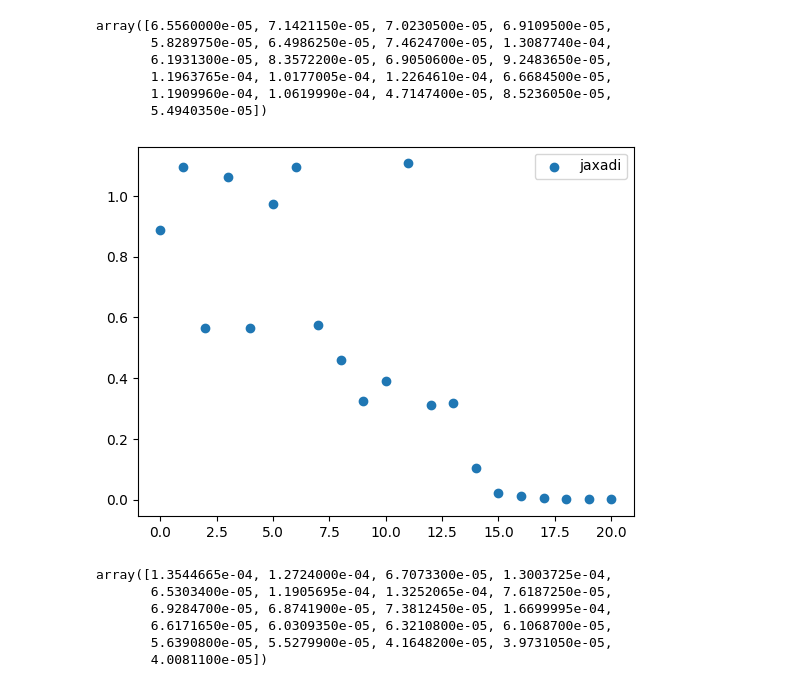
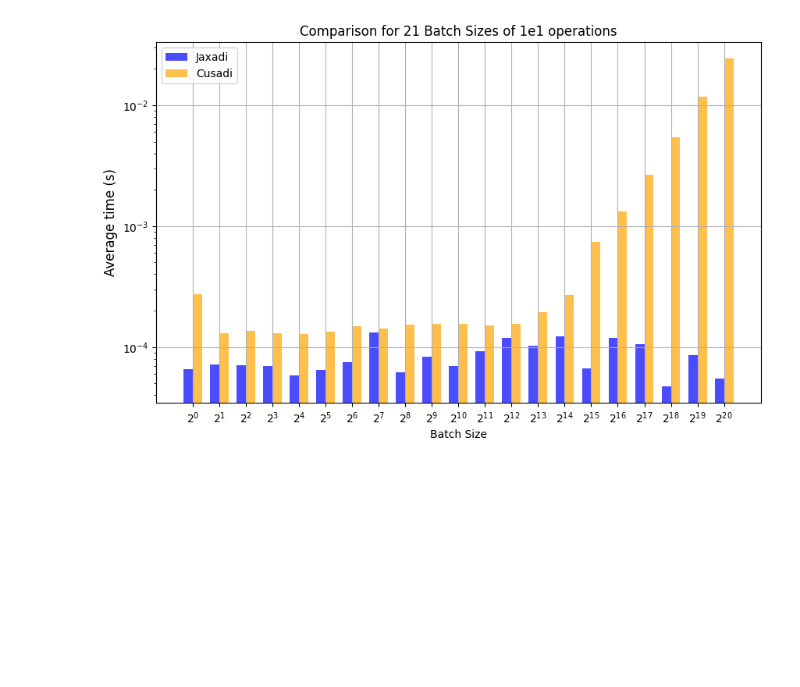
Before and after one commit to based-robotics/jaxadi, a Jupyter notebook: benchmarks/visualize.ipynb, the cells around one changed output. Drawn from its saved outputs; the diff is of its cells as text; code cells hidden in the pictures; blank space fills up the shorter version.

Commit message:
fix: plots

```diff
--- a/benchmarks/visualize.ipynb
+++ b/benchmarks/visualize.ipynb
@@ -31,31 +9,0 @@ plt.show()
-# %%
-jax_avg_fn_1e1
-# %% [output]
-array([6.5560000e-05, 7.1421150e-05, 7.0230500e-05, 6.9109500e-05,
-       5.8289750e-05, 6.4986250e-05, 7.4624700e-05, 1.3087740e-04,
-       6.1931300e-05, 8.3572200e-05, 6.9050600e-05, 9.2483650e-05,
-       1.1963765e-04, 1.0177005e-04, 1.2264610e-04, 6.6684500e-05,
-       1.1909960e-04, 1.0619990e-04, 4.7147400e-05, 8.5236050e-05,
-       5.4940350e-05])
-# %%
-jax_avg_fn_1e1 = np.mean(jaxadi_results["fn_1e2"], axis=1)
-cuda_avg_fn_1e1 = np.mean(cusadi_results["fn_1e2"], axis=1)
-
-batch_sizes = jaxadi_results["N_ENVS"]
-powers = np.log2(batch_sizes)
-
-plt.scatter(powers, jax_avg_fn_1e1 / cuda_avg_fn_1e1, label="jaxadi")
-# plt.scatter(powers, cuda_avg_fn_1e1, label="cusadi")
-plt.legend()
-plt.show()
-# %% [output]
-[figure, removed]
-# %%
-jax_avg_fn_1e1
-# %% [output]
-array([1.3544665e-04, 1.2724000e-04, 6.7073300e-05, 1.3003725e-04,
-       6.5303400e-05, 1.1905695e-04, 1.3252065e-04, 7.6187250e-05,
-       6.9284700e-05, 6.8741900e-05, 7.3812450e-05, 1.6699995e-04,
-       6.6171650e-05, 6.0309350e-05, 6.3210800e-05, 6.1068700e-05,
-       5.6390800e-05, 5.5279900e-05, 4.1648200e-05, 3.9731050e-05,
-       4.0081100e-05])
@@ -61,0 +20,42 @@ array([1.3544665e-04, 1.2724000e-04, 6.7073300e-05, 1.3003725e-04,
+# %%
+
+# Assuming `jaxadi_results` and `cusadi_results` are your dictionaries with 'fn_1e1' and 'N_ENVS'
+
+# Extracting data
+jaxadi_fn_1e1 = np.array(jaxadi_results['fn_1e1'])  # Shape (21, 20)
+cusadi_fn_1e1 = np.array(cusadi_results['fn_1e1'])  # Shape (21, 20)
+batch_sizes = ['$2^{' + f'{i}' + '}$' for i in range(21)]  # Assuming N_ENVS contains the 20 batch sizes
+
+# Calculate the mean evaluation time for each batch size (across the 21 evaluations)
+mean_jaxadi_1e1 = jaxadi_fn_1e1.mean(axis=1)  # Averaging across the evaluations for each batch size
+mean_cusadi_1e1 = cusadi_fn_1e1.mean(axis=1)  # Same for cusadi
+
+# Editable parameter: how many batch sizes to show (set this to your preferred number)
+num_batches_to_plot = 21  # Change this number to plot fewer or more batch sizes
+
+# Limit the data to the specified number of batch sizes
+mean_jaxadi_1e1 = mean_jaxadi_1e1[:num_batches_to_plot]
+mean_cusadi_1e1 = mean_cusadi_1e1[:num_batches_to_plot]
+batch_sizes_to_plot = batch_sizes[:num_batches_to_plot]
+
+# Set the width of the bars
+bar_width = 0.35
+
+# Plot the overlay of bars, with slight shifts for visibility
+plt.figure(figsize=(10, 6))
+plt.bar(np.arange(num_batches_to_plot) - bar_width / 2, mean_jaxadi_1e1, width=bar_width, label='Jaxadi', alpha=0.7, color='blue')
+plt.bar(np.arange(num_batches_to_plot) + bar_width / 2, mean_cusadi_1e1, width=bar_width, label='Cusadi', alpha=0.7, color='orange')
+
+# Properly label the x-axis with batch sizes
+plt.xticks(np.arange(num_batches_to_plot), batch_sizes_to_plot)
+
+# Add labels and title
+plt.xlabel('Batch Size')
+plt.ylabel('Average time (s)', fontsize=12)
+plt.title(f'Comparison for {num_batches_to_plot} Batch Sizes of 1e1 operations')
+plt.legend()
+plt.yscale('log')
+plt.grid()
+plt.show()
+# %% [output]
+[figure, added]
```
Also changed, not shown: parts of 7 cells of this notebook, 1 other file.
